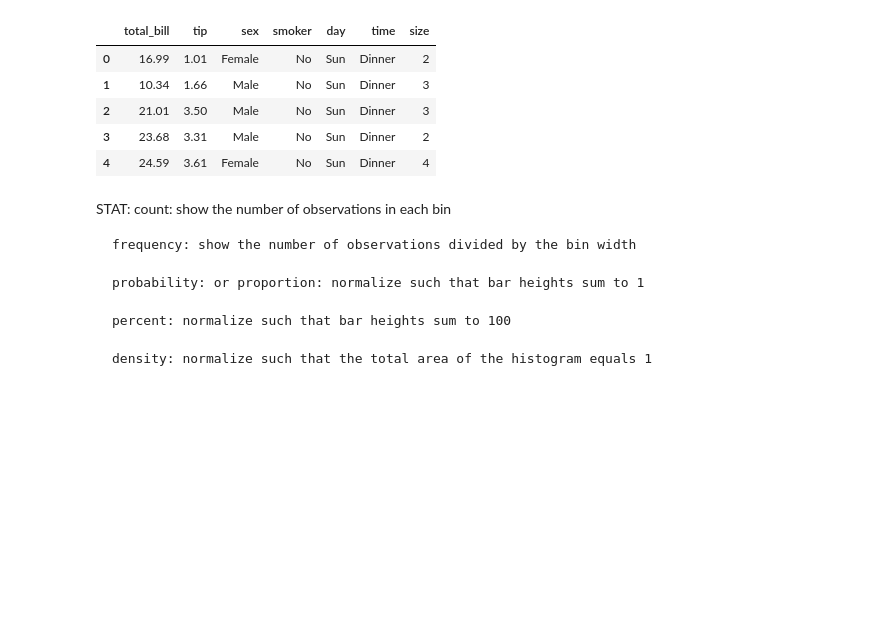
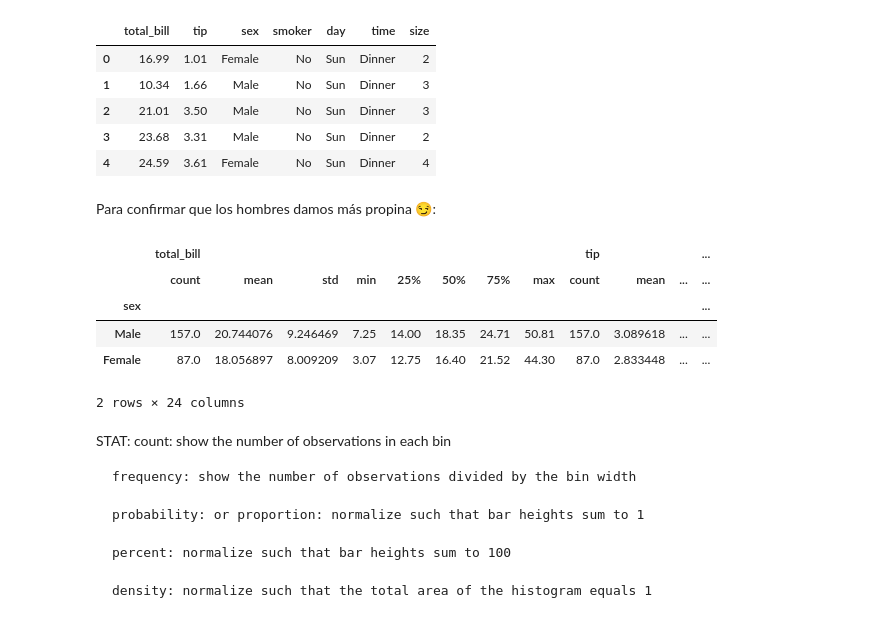
Before and after one commit to edupr/Matplotlib_Seaborn, a Jupyter notebook: 14 Distribuciones.ipynb, the cells around one changed output. Drawn from its saved outputs; the diff is of its cells as text; code cells hidden in the pictures; blank space fills up the shorter version.

```diff
--- a/14 Distribuciones.ipynb
+++ b/14 Distribuciones.ipynb
@@ -12,3 +12,14 @@ tips.head()
 | 2 | 21.01 | 3.50 | Male | No | Sun | Dinner | 3 |
 | 3 | 23.68 | 3.31 | Male | No | Sun | Dinner | 2 |
 | 4 | 24.59 | 3.61 | Female | No | Sun | Dinner | 4 |
+# %% [markdown]
+Para confirmar que los hombres damos más propina 😏:
+# %%
+tips.groupby('sex').describe()
+# %% [output]
+|  | total_bill |  |  |  |  |  |  |  | tip |  |  | ... |
+|  | count | mean | std | min | 25% | 50% | 75% | max | count | mean | ... | ... |
+| sex |  |  |  |  |  |  |  |  |  |  |  | ... |
+| Male | 157.0 | 20.744076 | 9.246469 | 7.25 | 14.00 | 18.35 | 24.71 | 50.81 | 157.0 | 3.089618 | ... | ... |
+| Female | 87.0 | 18.056897 | 8.009209 | 3.07 | 12.75 | 16.40 | 21.52 | 44.30 | 87.0 | 2.833448 | ... | ... |
+2 rows × 24 columns
```
Also changed, not shown: parts of 1 cell of this notebook.
